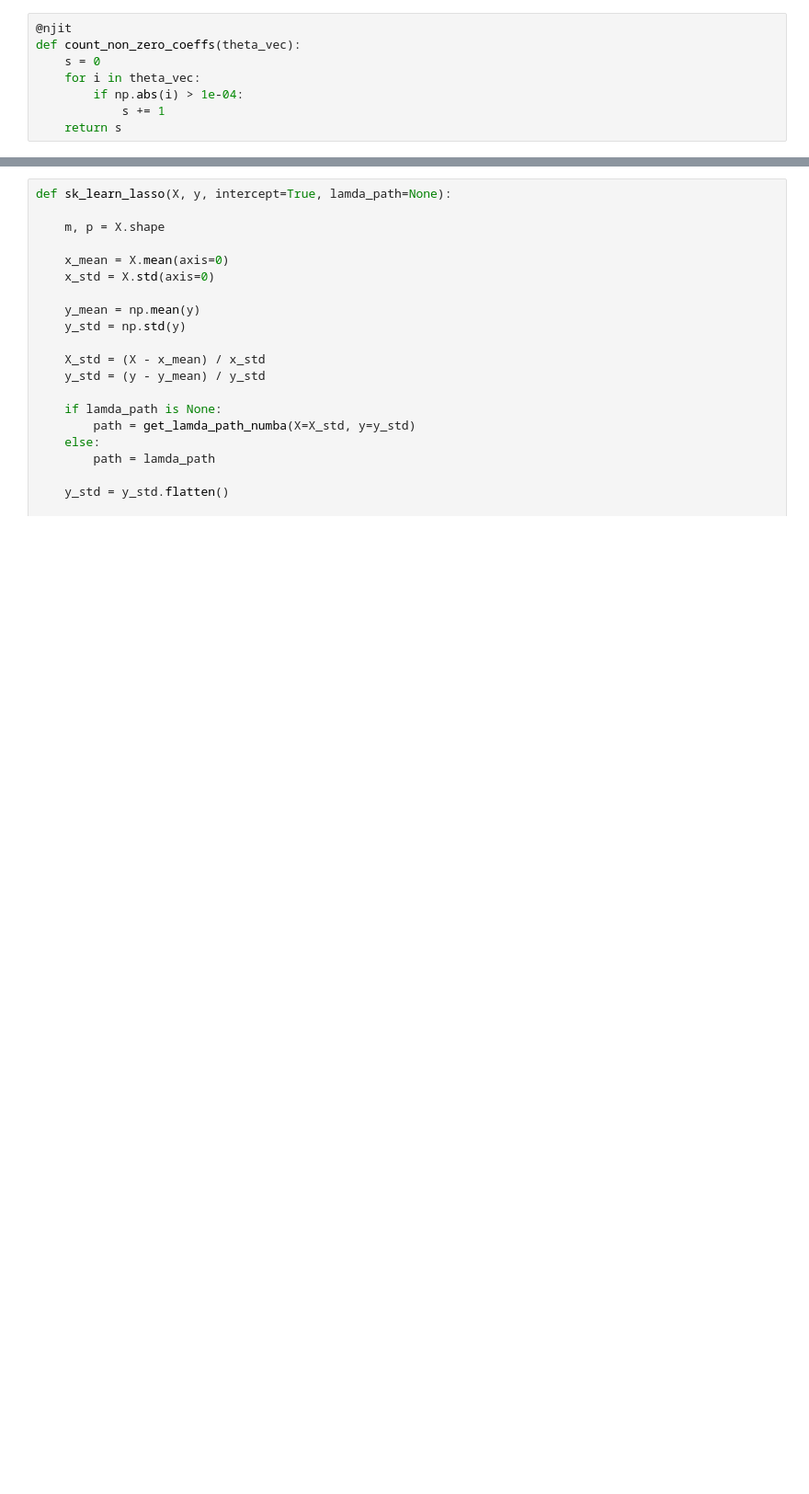
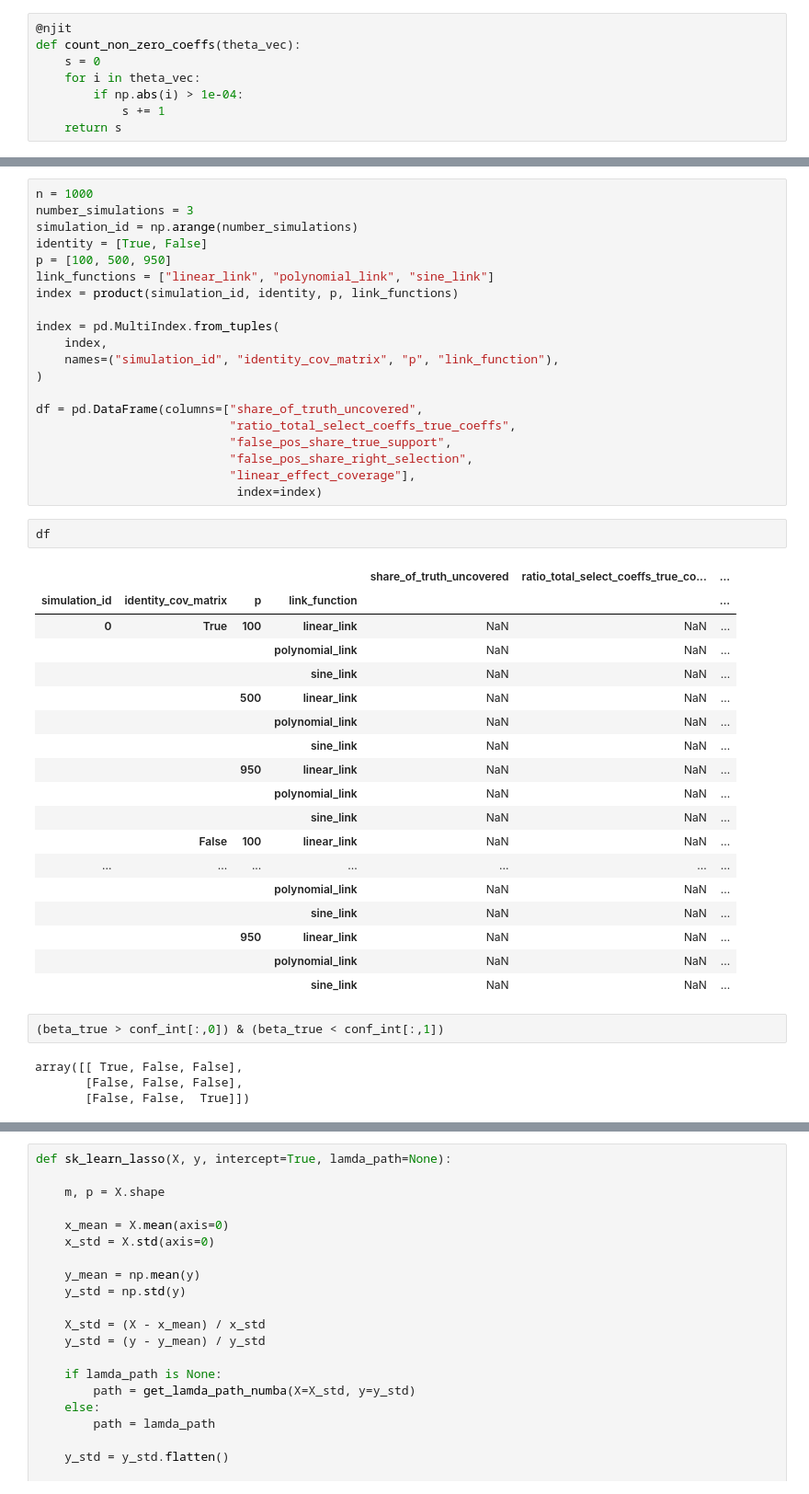
Before and after one commit to JosefNagelschmidt/cov_vacc_models, a Jupyter notebook: src/sandbox/testing_lasso.ipynb, the cells around one changed output, grey strips where cells are left out. Shown at 92% size. Cells and saved outputs as stored; diff of their text form; blank space fills up the shorter version.

```diff
--- a/src/sandbox/testing_lasso.ipynb
+++ b/src/sandbox/testing_lasso.ipynb
@@ -241,0 +705,47 @@ y = np.array(13* X[:,7] + X[:,3] + X[:,5] + X[:,6] +X[:,7] +X[:,8]- 1.5 * X[:,0]
+# %%
+n = 1000
+number_simulations = 3
+simulation_id = np.arange(number_simulations)
+identity = [True, False]
+p = [100, 500, 950]
+link_functions = ["linear_link", "polynomial_link", "sine_link"]
+index = product(simulation_id, identity, p, link_functions)
+
+index = pd.MultiIndex.from_tuples(
+    index,
+    names=("simulation_id", "identity_cov_matrix", "p", "link_function"),
+)
+
+df = pd.DataFrame(columns=["share_of_truth_uncovered",
+                           "ratio_total_select_coeffs_true_coeffs",
+                           "false_pos_share_true_support",
+                           "false_pos_share_right_selection",
+                           "linear_effect_coverage"],
+                            index=index)
+# %%
+df
+# %% [output]
+|  |  |  |  | share_of_truth_uncovered | ratio_total_select_coeffs_true_co... | ... |
+| simulation_id | identity_cov_matrix | p | link_function |  |  | ... |
+| 0 | True | 100 | linear_link | NaN | NaN | ... |
+|  |  |  | polynomial_link | NaN | NaN | ... |
+|  |  |  | sine_link | NaN | NaN | ... |
+|  |  | 500 | linear_link | NaN | NaN | ... |
+|  |  |  | polynomial_link | NaN | NaN | ... |
+|  |  |  | sine_link | NaN | NaN | ... |
+|  |  | 950 | linear_link | NaN | NaN | ... |
+|  |  |  | polynomial_link | NaN | NaN | ... |
+|  |  |  | sine_link | NaN | NaN | ... |
+|  | False | 100 | linear_link | NaN | NaN | ... |
+| ... | ... | ... | ... | ... | ... | ... |
+|  |  |  | polynomial_link | NaN | NaN | ... |
+|  |  |  | sine_link | NaN | NaN | ... |
+|  |  | 950 | linear_link | NaN | NaN | ... |
+|  |  |  | polynomial_link | NaN | NaN | ... |
+|  |  |  | sine_link | NaN | NaN | ... |
+# %%
+(beta_true > conf_int[:,0]) & (beta_true < conf_int[:,1])
+# %% [output]
+array([[ True, False, False],
+       [False, False, False],
+       [False, False,  True]])
```
Also changed, not shown: parts of 64 cells of this notebook, 16 other files.
